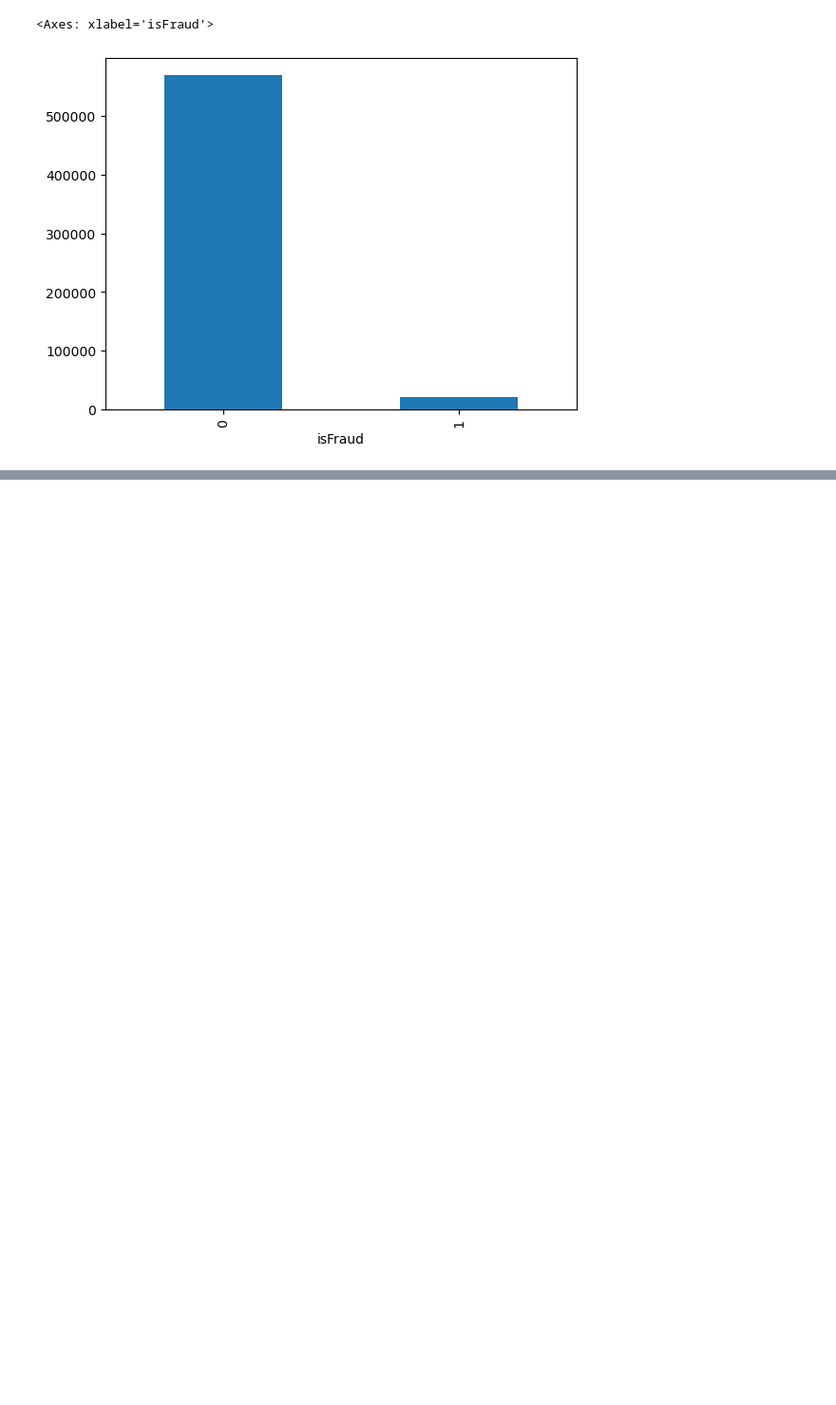
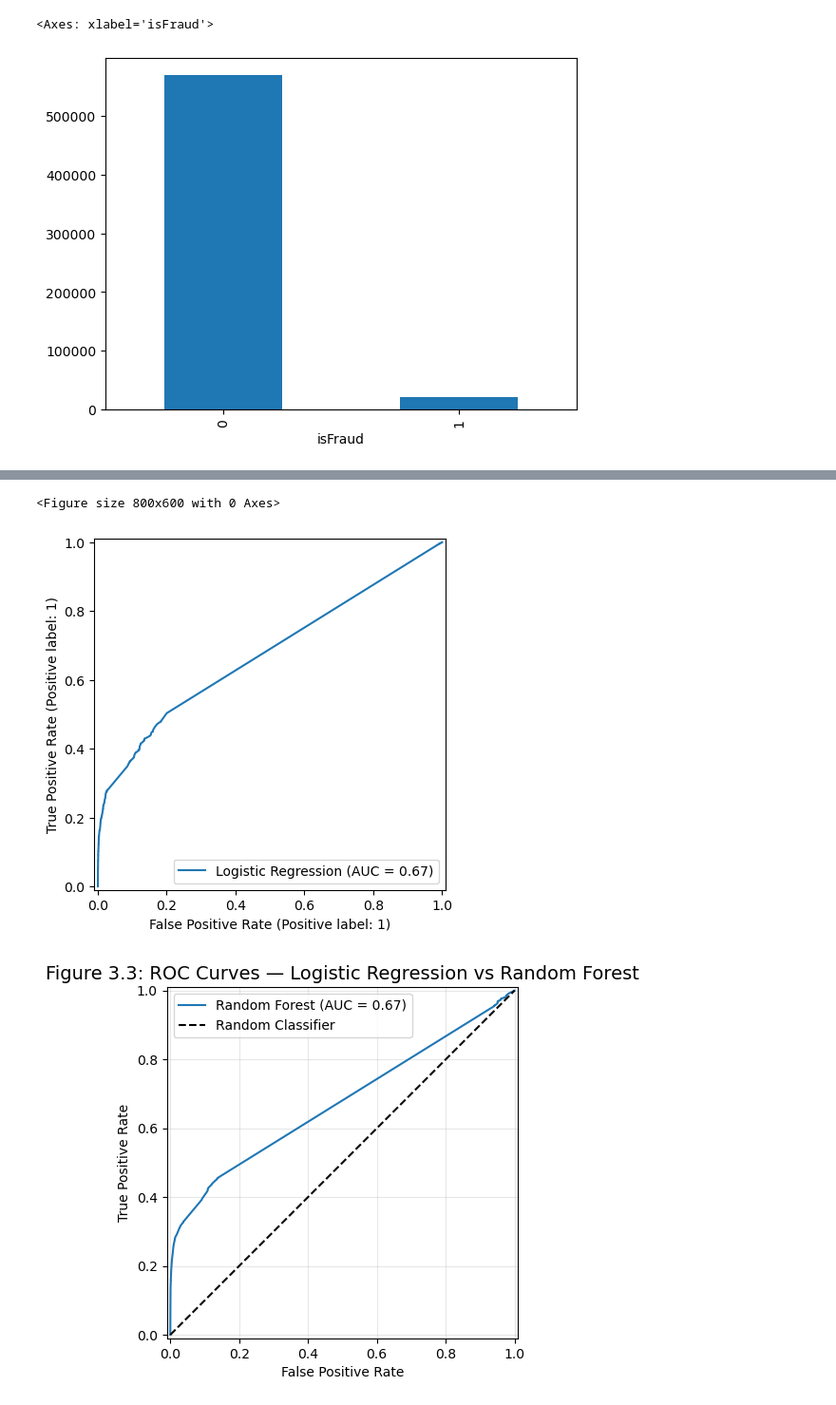
Before and after one commit to JerickAng/Big-Data-Fraud-Detection, a Jupyter notebook: notebooks/eda_preprocessing.ipynb, the cells around one changed output, grey strips where cells are left out. Shown at 95% size. Drawn from its saved outputs; the diff is of its cells as text; code cells hidden in the pictures; blank space fills up the shorter version.

```diff
--- a/notebooks/eda_preprocessing.ipynb
+++ b/notebooks/eda_preprocessing.ipynb
@@ -253,0 +386,51 @@ df['isFraud'].value_counts().plot(kind='bar')
+# %%
+rf_prob = model2.predict_proba(X_test)[:, 1]
+lr_prob = model1.predict_proba(X_test)[:, 1]
+# %%
+from sklearn.metrics import RocCurveDisplay
+import matplotlib.pyplot as plt
+
+plt.figure(figsize=(8, 6))
+
+RocCurveDisplay.from_predictions(
+    y_test,
+    lr_prob,
+    name="Logistic Regression"
+)
+
+RocCurveDisplay.from_predictions(
+    y_test,
+    rf_prob,
+    name="Random Forest"
+)
+
+plt.plot(
+    [0, 1],
+    [0, 1],
+    linestyle="--",
+    color="black",
+    label="Random Classifier"
+)
+
+plt.title(
+    "Figure 3.3: ROC Curves — Logistic Regression vs Random Forest",
+    fontsize=14
+)
+
+plt.xlabel("False Positive Rate")
+plt.ylabel("True Positive Rate")
+
+plt.legend()
+plt.grid(alpha=0.3)
+
+plt.savefig(
+    "Figure_3_3_ROC_Curves.png",
+    dpi=300,
+    bbox_inches="tight"
+)
+
+plt.show()
+# %% [output]
+<Figure size 800x600 with 0 Axes>
+[figure, added]
+[figure, added]
```
Also changed, not shown: parts of 3 cells of this notebook, 3 other files.
